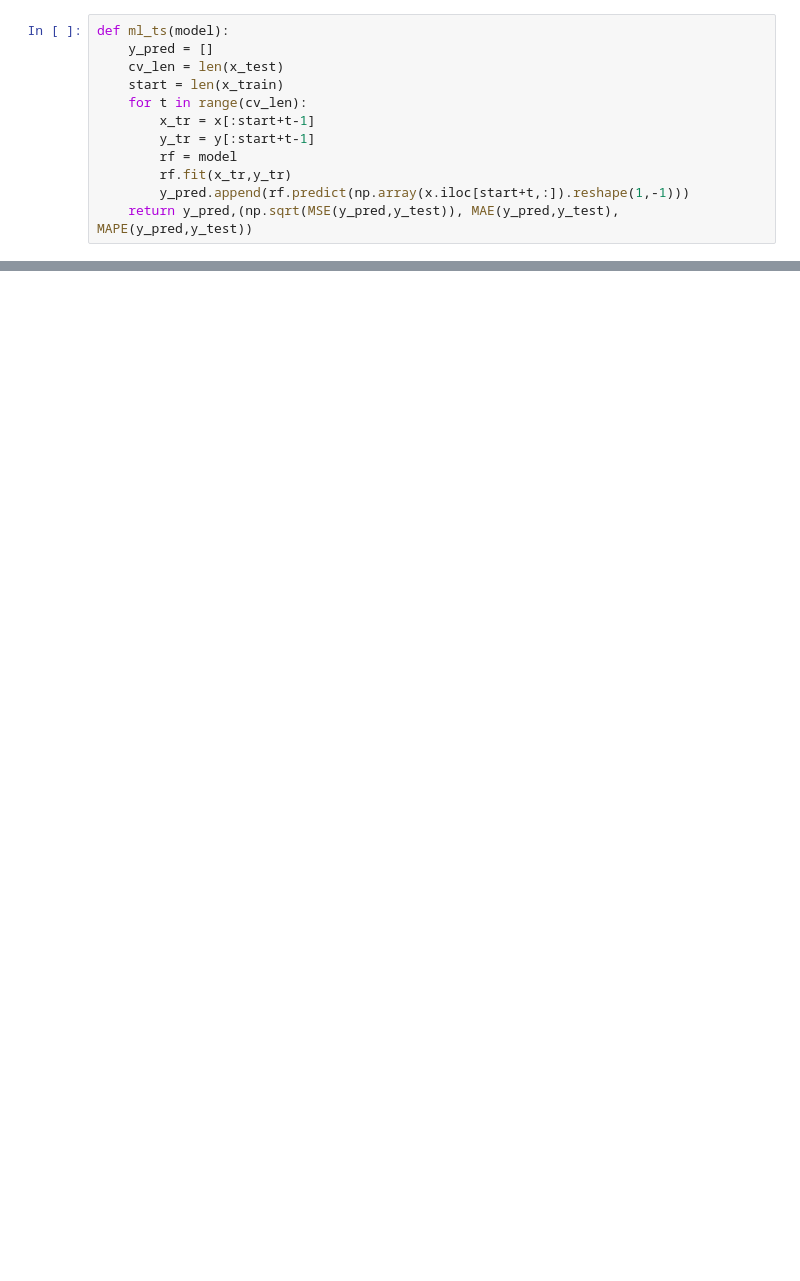
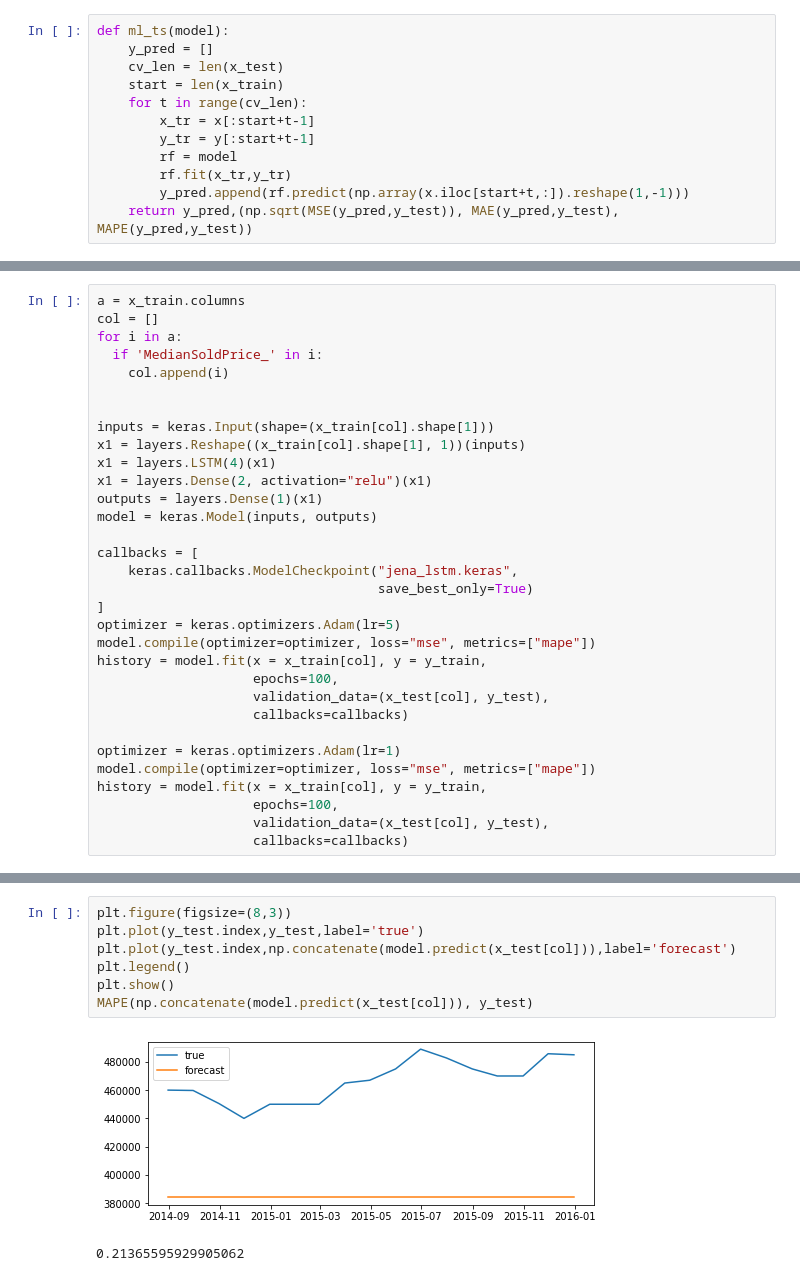
Before and after one commit to KaihangZhao/Time-Series-with-ML-tech, a Jupyter notebook: ML_TS.ipynb, the cells around one changed output, grey strips where cells are left out. Saved outputs shown, nothing was run; the diff lists cells and outputs as text; blank space fills up the shorter version.

```diff
--- a/ML_TS.ipynb
+++ b/ML_TS.ipynb
@@ -124,0 +194,32 @@ print(metrics)
+# %%
+a = x_train.columns
+col = []
+for i in a:
+  if 'MedianSoldPrice_' in i:
+    col.append(i)
+
+
+inputs = keras.Input(shape=(x_train[col].shape[1]))
+x1 = layers.Reshape((x_train[col].shape[1], 1))(inputs)
+x1 = layers.LSTM(4)(x1)
+x1 = layers.Dense(2, activation="relu")(x1)
+outputs = layers.Dense(1)(x1)
+model = keras.Model(inputs, outputs)
+
+callbacks = [
+    keras.callbacks.ModelCheckpoint("jena_lstm.keras",
+                                    save_best_only=True)
+]
+optimizer = keras.optimizers.Adam(lr=5)
+model.compile(optimizer=optimizer, loss="mse", metrics=["mape"])
+history = model.fit(x = x_train[col], y = y_train,
+                    epochs=100,
+                    validation_data=(x_test[col], y_test),
+                    callbacks=callbacks)
+
+optimizer = keras.optimizers.Adam(lr=1)
+model.compile(optimizer=optimizer, loss="mse", metrics=["mape"])
+history = model.fit(x = x_train[col], y = y_train,
+                    epochs=100,
+                    validation_data=(x_test[col], y_test),
+                    callbacks=callbacks)
@@ -124,0 +244,10 @@ print(metrics)
+# %%
+plt.figure(figsize=(8,3))
+plt.plot(y_test.index,y_test,label='true')
+plt.plot(y_test.index,np.concatenate(model.predict(x_test[col])),label='forecast')
+plt.legend()
+plt.show()
+MAPE(np.concatenate(model.predict(x_test[col])), y_test)
+# %% [output]
+[figure, added]
+0.21365595929905062
```
Also changed, not shown: parts of 11 cells of this notebook.
